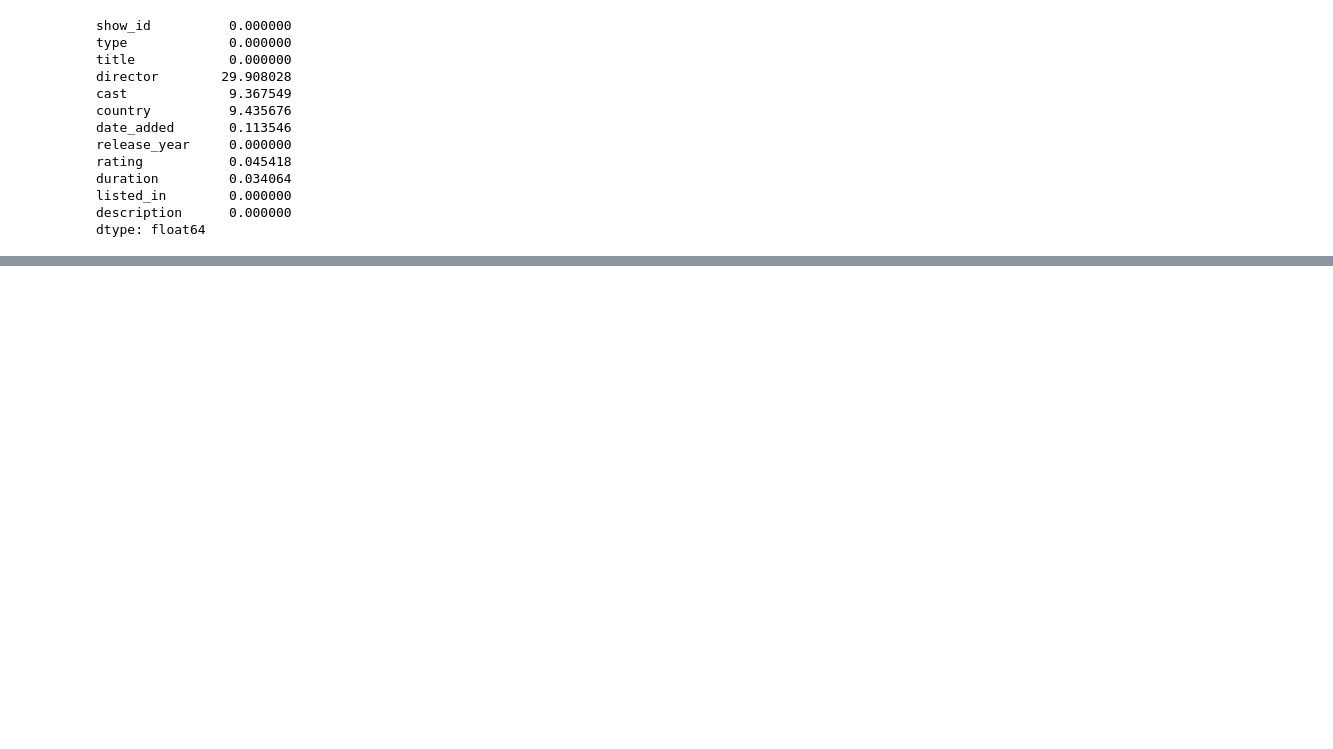
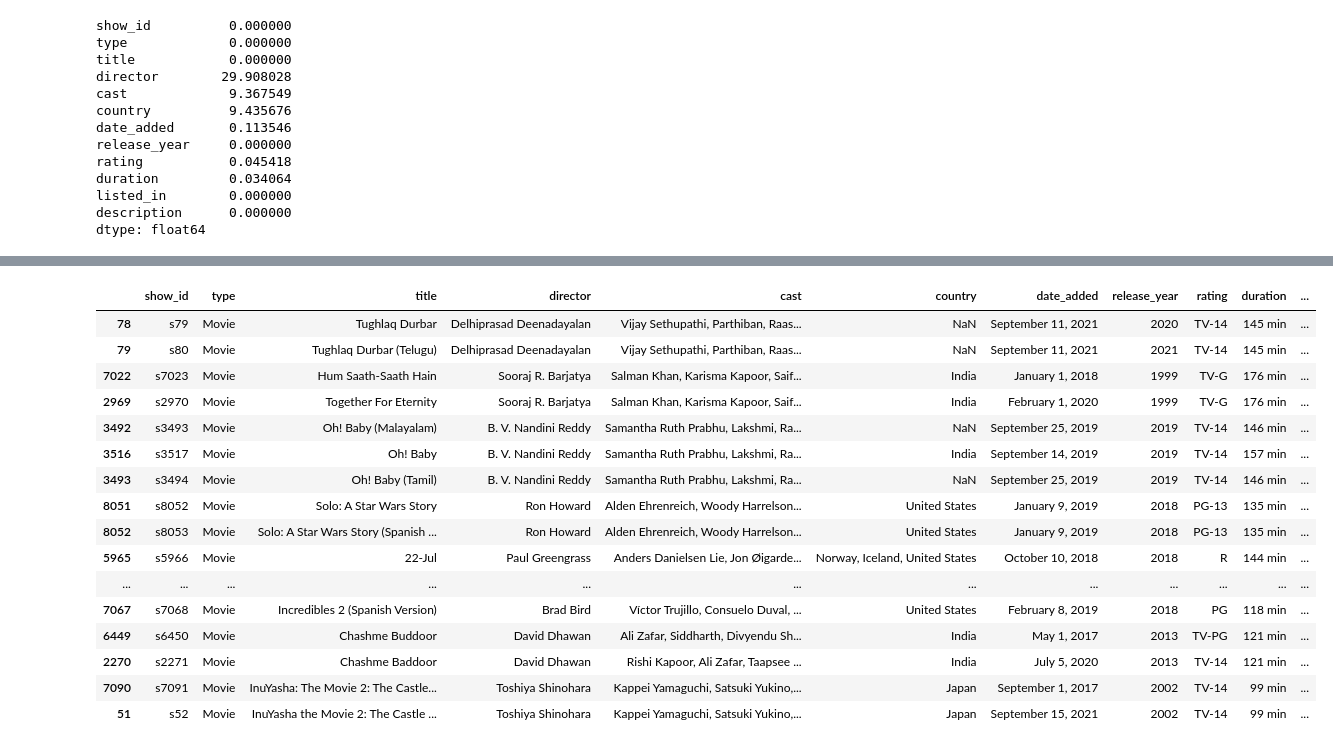
Before and after one commit to Grey-hatcoder/My-Coding-files, a Jupyter notebook: Netflix_Business_Case_Study.ipynb, the cells around one changed output, grey strips where cells are left out. Saved outputs shown, nothing was run; the diff lists cells and outputs as text; code cells hidden in the pictures; blank space fills up the shorter version.

```diff
--- a/Netflix_Business_Case_Study.ipynb
+++ b/Netflix_Business_Case_Study.ipynb
@@ -32,0 +200,22 @@ dtype: float64
+# %%
+#checking titles having same description (description repeating more than once)
+sample = df[df.description.isin(df.description.value_counts()[df.description.value_counts()>1].index)]
+sample.sort_values(by="description")
+# %% [output]
+|  | show_id | type | title | director | cast | country | date_added | release_year | rating | duration | ... |
+| 78 | s79 | Movie | Tughlaq Durbar | Delhiprasad Deenadayalan | Vijay Sethupathi, Parthiban, Raas... | NaN | September 11, 2021 | 2020 | TV-14 | 145 min | ... |
+| 79 | s80 | Movie | Tughlaq Durbar (Telugu) | Delhiprasad Deenadayalan | Vijay Sethupathi, Parthiban, Raas... | NaN | September 11, 2021 | 2021 | TV-14 | 145 min | ... |
+| 7022 | s7023 | Movie | Hum Saath-Saath Hain | Sooraj R. Barjatya | Salman Khan, Karisma Kapoor, Saif... | India | January 1, 2018 | 1999 | TV-G | 176 min | ... |
+| 2969 | s2970 | Movie | Together For Eternity | Sooraj R. Barjatya | Salman Khan, Karisma Kapoor, Saif... | India | February 1, 2020 | 1999 | TV-G | 176 min | ... |
+| 3492 | s3493 | Movie | Oh! Baby (Malayalam) | B. V. Nandini Reddy | Samantha Ruth Prabhu, Lakshmi, Ra... | NaN | September 25, 2019 | 2019 | TV-14 | 146 min | ... |
+| 3516 | s3517 | Movie | Oh! Baby | B. V. Nandini Reddy | Samantha Ruth Prabhu, Lakshmi, Ra... | India | September 14, 2019 | 2019 | TV-14 | 157 min | ... |
+| 3493 | s3494 | Movie | Oh! Baby (Tamil) | B. V. Nandini Reddy | Samantha Ruth Prabhu, Lakshmi, Ra... | NaN | September 25, 2019 | 2019 | TV-14 | 146 min | ... |
+| 8051 | s8052 | Movie | Solo: A Star Wars Story | Ron Howard | Alden Ehrenreich, Woody Harrelson... | United States | January 9, 2019 | 2018 | PG-13 | 135 min | ... |
+| 8052 | s8053 | Movie | Solo: A Star Wars Story (Spanish ... | Ron Howard | Alden Ehrenreich, Woody Harrelson... | United States | January 9, 2019 | 2018 | PG-13 | 135 min | ... |
+| 5965 | s5966 | Movie | 22-Jul | Paul Greengrass | Anders Danielsen Lie, Jon Øigarde... | Norway, Iceland, United States | October 10, 2018 | 2018 | R | 144 min | ... |
+| ... | ... | ... | ... | ... | ... | ... | ... | ... | ... | ... | ... |
+| 7067 | s7068 | Movie | Incredibles 2 (Spanish Version) | Brad Bird | Víctor Trujillo, Consuelo Duval, ... | United States | February 8, 2019 | 2018 | PG | 118 min | ... |
+| 6449 | s6450 | Movie | Chashme Buddoor | David Dhawan | Ali Zafar, Siddharth, Divyendu Sh... | India | May 1, 2017 | 2013 | TV-PG | 121 min | ... |
+| 2270 | s2271 | Movie | Chashme Baddoor | David Dhawan | Rishi Kapoor, Ali Zafar, Taapsee ... | India | July 5, 2020 | 2013 | TV-14 | 121 min | ... |
+| 7090 | s7091 | Movie | InuYasha: The Movie 2: The Castle... | Toshiya Shinohara | Kappei Yamaguchi, Satsuki Yukino,... | Japan | September 1, 2017 | 2002 | TV-14 | 99 min | ... |
+| 51 | s52 | Movie | InuYasha the Movie 2: The Castle ... | Toshiya Shinohara | Kappei Yamaguchi, Satsuki Yukino,... | Japan | September 15, 2021 | 2002 | TV-14 | 99 min | ... |
```
Also changed, not shown: parts of 14 cells of this notebook.
